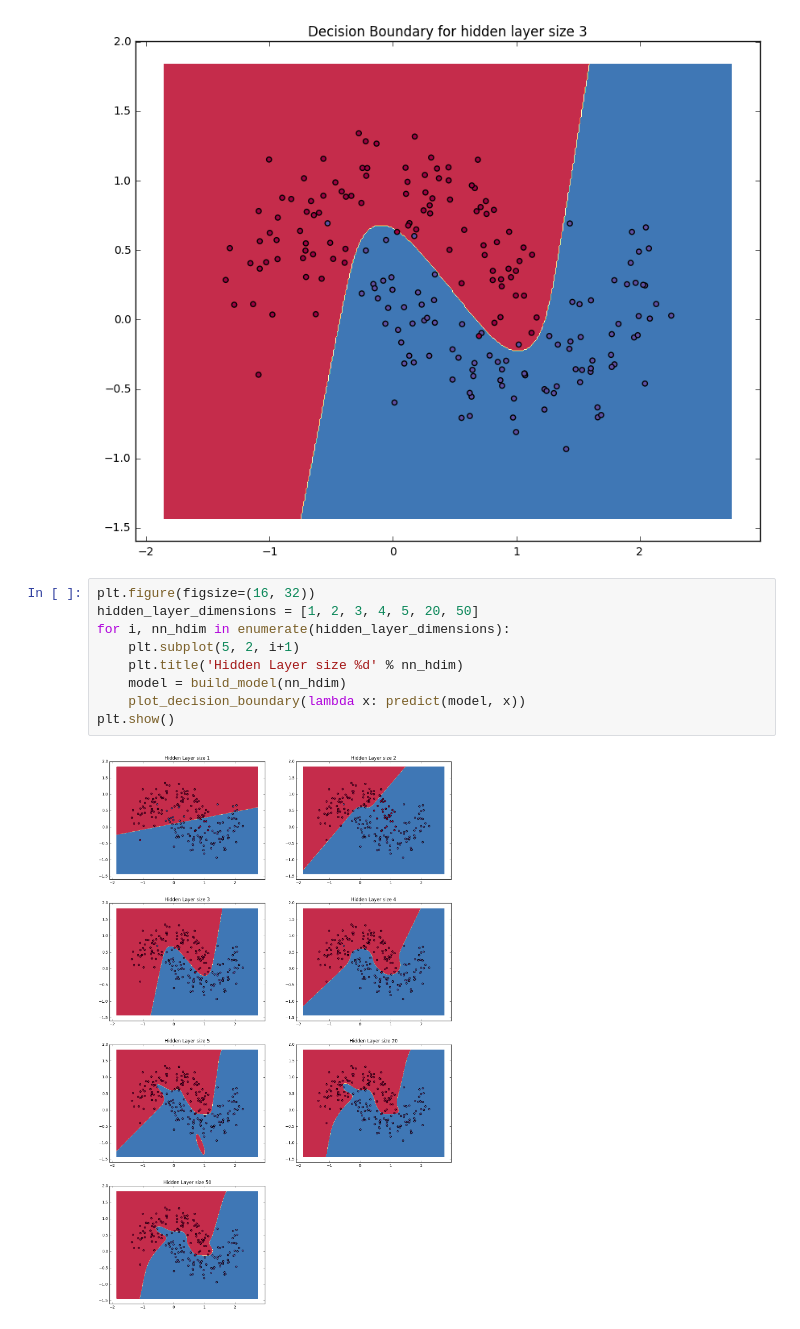
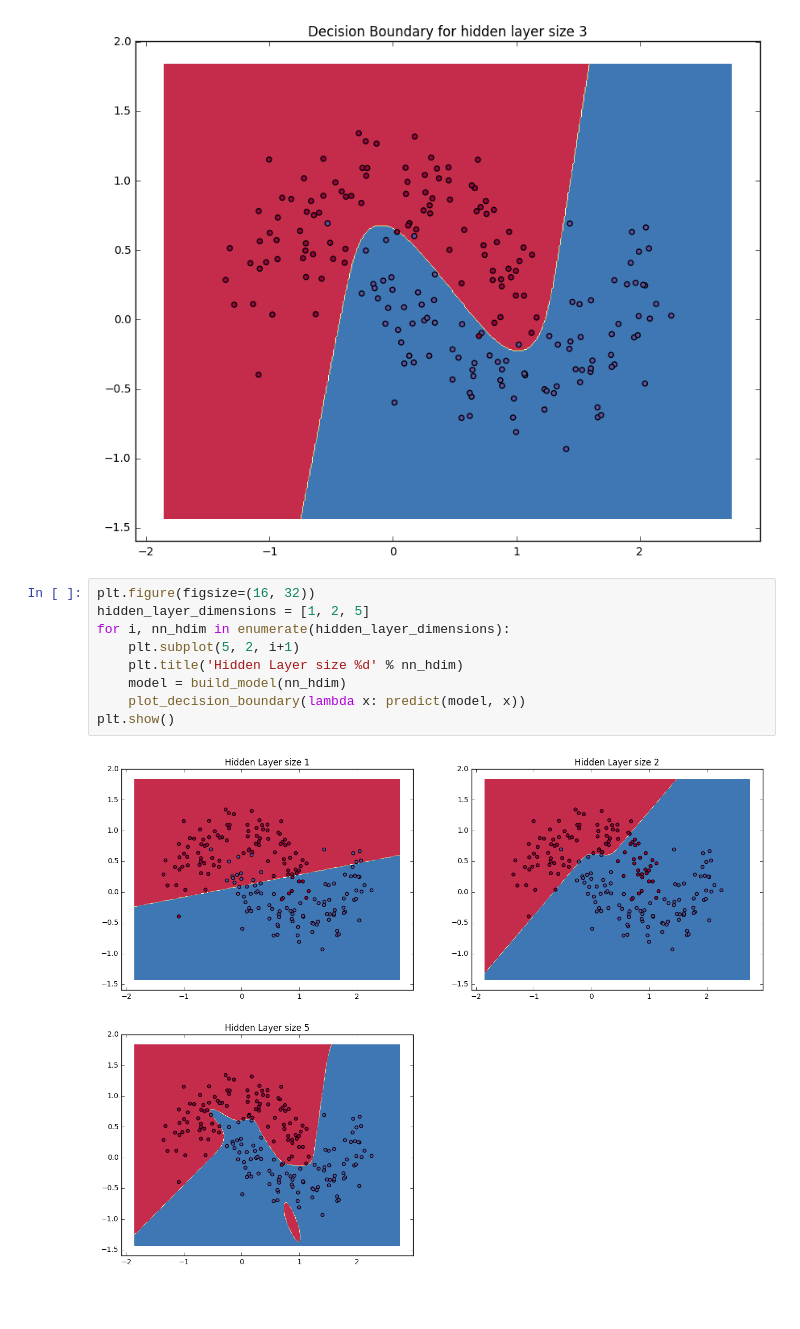
Before and after one commit to kyoseoksong/ml_python, a Jupyter notebook: nn_from_scratch.ipynb, the cells around one changed output. Cells and saved outputs as stored; diff of their text form; blank space fills up the shorter version.

```diff
--- a/nn_from_scratch.ipynb
+++ b/nn_from_scratch.ipynb
@@ -174,12 +174,12 @@ Loss after iteration 19000: 0.070758
 [figure]
 # %%
 plt.figure(figsize=(16, 32))
-hidden_layer_dimensions = [1, 2, 3, 4, 5, 20, 50]
+hidden_layer_dimensions = [1, 2, 5]
 for i, nn_hdim in enumerate(hidden_layer_dimensions):
     plt.subplot(5, 2, i+1)
     plt.title('Hidden Layer size %d' % nn_hdim)
     model = build_model(nn_hdim)
     plot_decision_boundary(lambda x: predict(model, x))
 plt.show()
 # %% [output]
-[figure, old version]
+[figure, new version]
```
